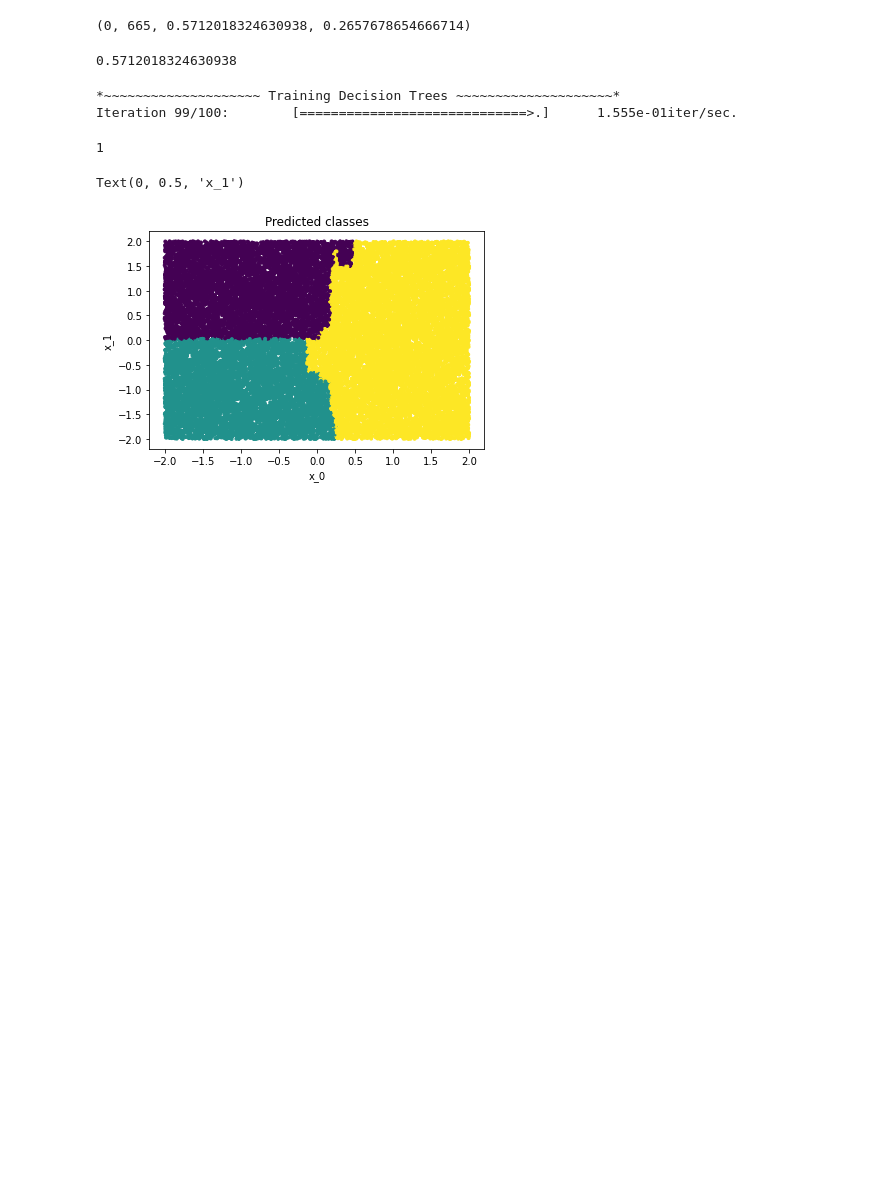
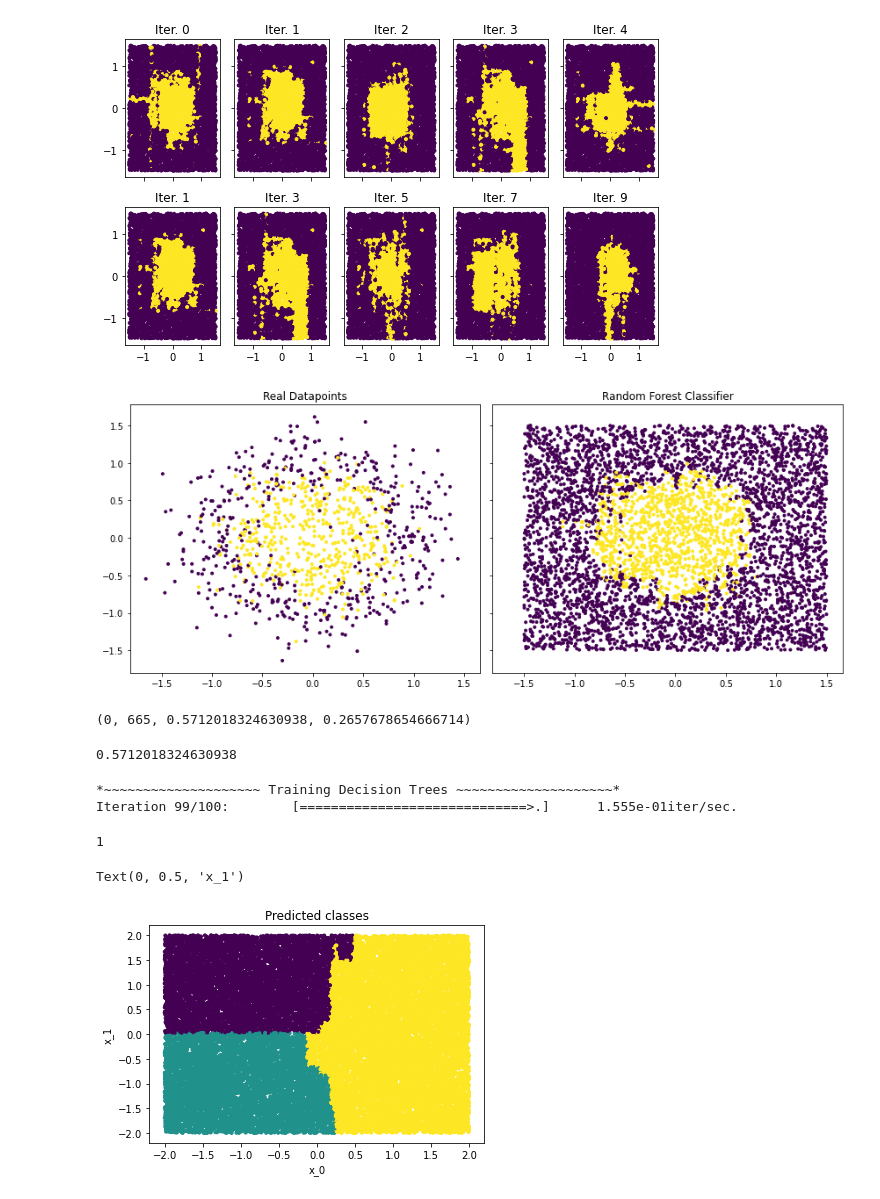
Before and after one commit to Jmkernes/DecisionTrees, a Jupyter notebook: DecisionTreeV2.ipynb, the cells around one changed output. Drawn from its saved outputs; the diff is of its cells as text; code cells hidden in the pictures; blank space fills up the shorter version.

```diff
--- a/DecisionTreeV2.ipynb
+++ b/DecisionTreeV2.ipynb
@@ -136,0 +333,3 @@ class Node():
+# %%
+adt = AdaBoost(lam=0.05, boost_iterations=20, select_random_feature=True)
+adt.fit(X, y)
@@ -137,3 +354,30 @@ class Node():
+# %%
+fig, axs = plt.subplots(2, 5, sharex=True, sharey=True, figsize=(8,5))
+
+Xnew = np.random.rand(5000,2)*3-1.5
+for i in range(2):
+    for j in range(5):
+        dt = adt.decisiontrees[i+j*(i+1)]
+        c = np.apply_along_axis(dt.predict, 1, Xnew)
+        axs[i,j].scatter(Xnew[:,0], Xnew[:,1], c=c, marker='.')
+        axs[i,j].set_title(f"Iter. {i+j*(i+1)}")
+
+plt.tight_layout()
+plt.show()
+
+
+fig, axs = plt.subplots(1,2, sharex=True, sharey=True, figsize=(12,5))
+
+axs[0].scatter(X[:,0], X[:,1], c=y, marker='.')
+axs[0].set_title("Real Datapoints")
+c = np.apply_along_axis(adt.predict, 1, Xnew)
+axs[1].scatter(Xnew[:,0], Xnew[:,1], c=c, marker='.')
+axs[1].set_title("Random Forest Classifier")
+plt.tight_layout()
+plt.show()
+# %% [output]
+[figure, added]
+[figure, added]
 # %%
 h = Node(X, y)
 split_cache, impurity_decrease, min_samples = h._partitionFeature(0)
```
Also changed, not shown: parts of 7 cells of this notebook.
